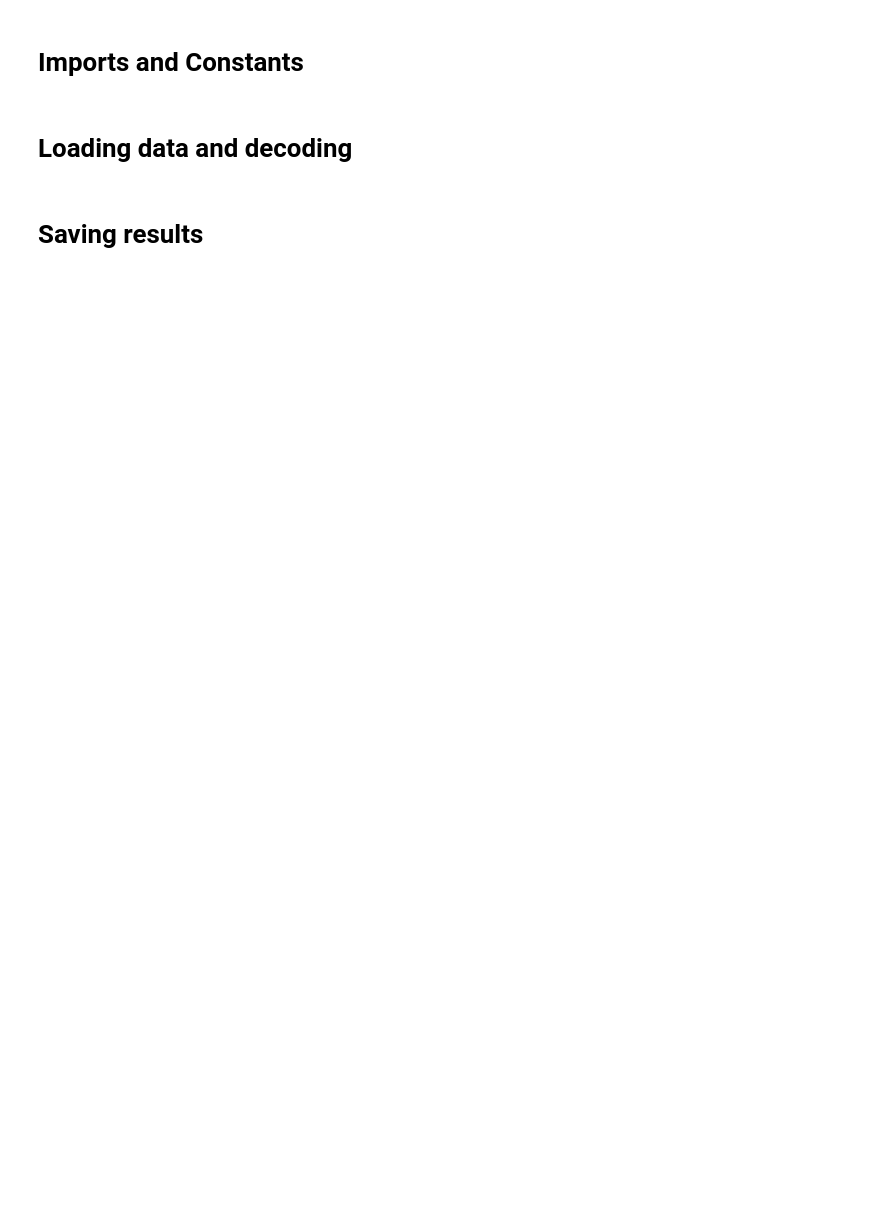
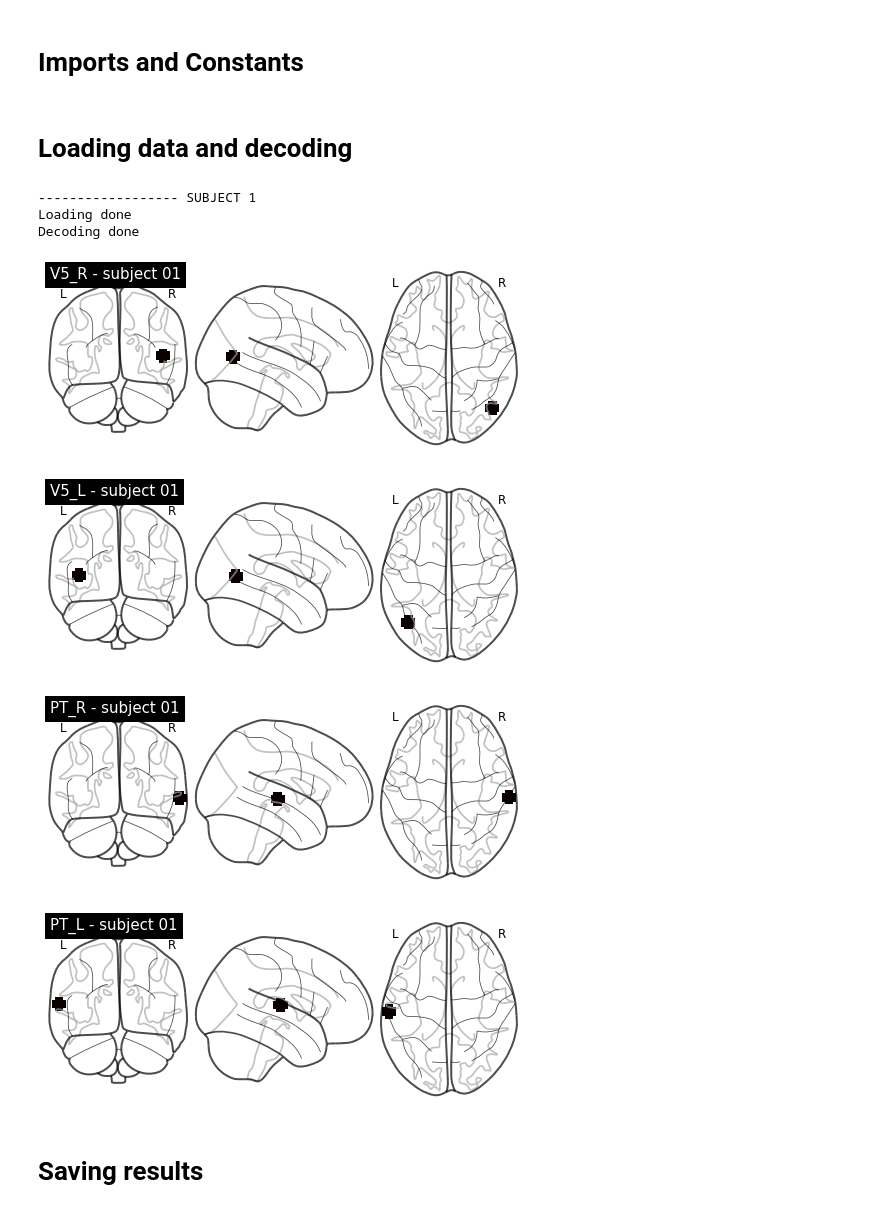
Before and after one commit to nicokerk99/MasterThesisGit, a Jupyter notebook: master_script.ipynb, the cells around one changed output. Cells and saved outputs as stored; diff of their text form; code cells hidden in the pictures; blank space fills up the shorter version.

Commit message:
nico vas y, moi je fais les plots

```diff
--- a/master_script.ipynb
+++ b/master_script.ipynb
@@ -13,11 +13,10 @@ from decoding import Decoder
 # %%
 SEED = 0
 random.seed(SEED)
-n_subjects = 2
 classes = ['Up', 'Down', 'Right', 'Left']
 nb_runs = 12
 length = nb_runs * len(classes)
-subjects_ids = range(1, 3)  # TODO modify this to get all subjects (here we only have 1 for the example)
+subjects_ids = range(1, 2)  # TODO modify this to get all subjects (here we only have 1 for the example)
 
 class_labels = [""] * (2 * length)
 for i in range(length * 2):
@@ -40,31 +39,39 @@ decoder = Decoder(n_perm=1000, model=classifier, n_classes=len(classes), n_split
 # %%
 cv_scores = [dict() for _ in subjects_ids]
 p_values = [dict() for _ in subjects_ids]
 scores_perms = [dict() for _ in subjects_ids]
 
 for i, subj_id in enumerate(subjects_ids):
     print("------------------ SUBJECT " + str(subj_id))
-    t_maps, beta_maps = get_maps([subj_id])
-    masks = get_masks([subj_id], plot=True)
+    t_maps, beta_maps = get_maps([subj_id], test = "TEST")
+    masks = get_masks([subj_id], plot=True, test = "TEST")
     maps = apply_mask_to_maps(t_maps, masks)
     maps_masked = dict()
     maps_masked["vis"] = get_part_of_maps(maps, 0, length)  # maps acquired for the vision experiment
     maps_masked["aud"] = get_part_of_maps(maps, length, 2 * length)  # maps acquired for the audition experiment
 
     print("Loading done")
     # classical decoding : training on a task and decoding on other samples from same task
     for tasks, regions in classical_tasks_regions:
         cv_sc, p_val, scores_perm = decoder.classify_tasks_regions(maps_masked, labels, tasks, regions)
         cv_scores[i].update(cv_sc)
         p_values[i].update(p_val)
         scores_perms[i].update(scores_perm)
 
     # cross-modal decoding : training on a task and decoding on samples from another task
     for tasks, regions in cross_modal_task_regions:
         scores_cross_mod = decoder.cross_modal_decoding(maps_masked, labels, tasks, regions)
         cv_scores[i].update(scores_cross_mod)
 
     print("Decoding done")
+# %% [output]
+------------------ SUBJECT 1
+Loading done
+Decoding done
+[figure, added]
+[figure, added]
+[figure, added]
+[figure, added]
 # %% [markdown]
 # Saving results
 # %%
```
Also changed, not shown: 1 other file.
